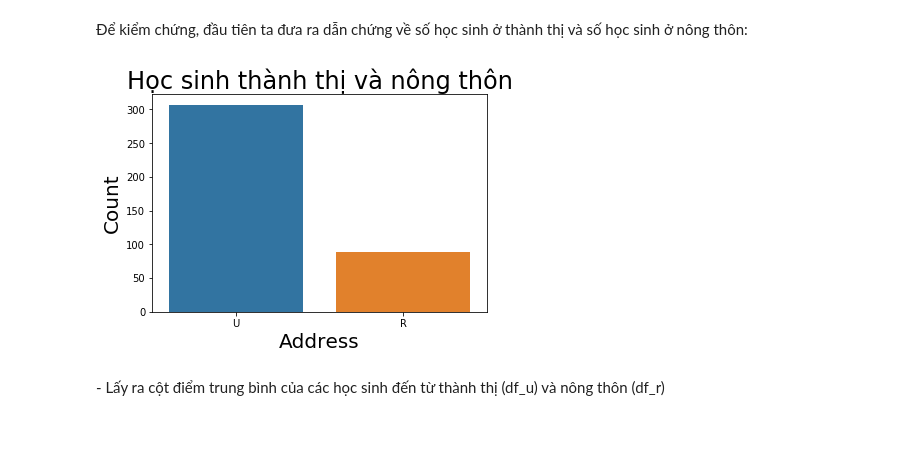
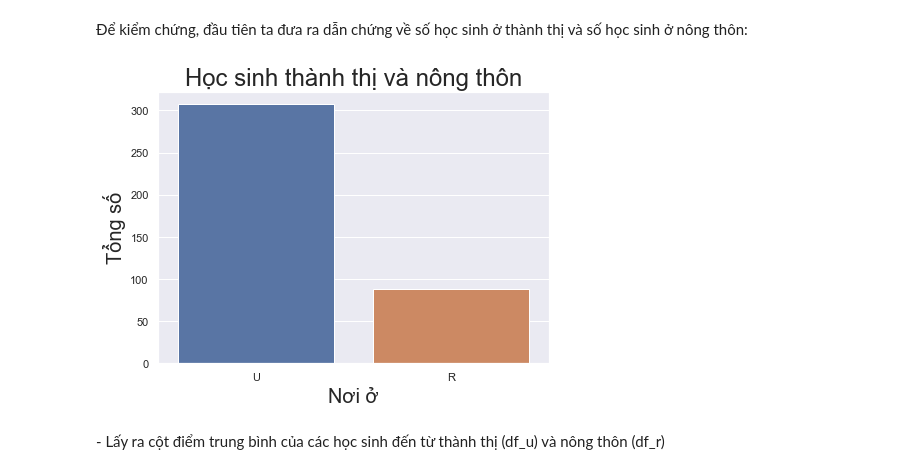
Before and after one commit to bason1999qn/Predict_Student_Performance, a Jupyter notebook: 1712732-ThaiBaSon.ipynb, the cells around one changed output. Saved outputs shown, nothing was run; the diff lists cells and outputs as text; code cells hidden in the pictures; blank space fills up the shorter version.

Commit message:
fix figure size

```diff
--- a/1712732-ThaiBaSon.ipynb
+++ b/1712732-ThaiBaSon.ipynb
@@ -194,12 +194,12 @@ def percent_family_edu(data):
 df_1 =  percent_family_edu(df_s.copy())
 
 #Trực quan kết quả
+sns.set(rc={'figure.figsize':(12,8)})
 fig = plt.figure()
 ax = fig.add_subplot(111)
-ax.set_ylabel('% gia đình có con đạt A')
-ax.set_xlabel('Trình độ học vấn bố và mẹ', fontsize='medium')
+ax.set_ylabel('% gia đình có con đạt A', fontsize='large')
+ax.set_xlabel('Trình độ học vấn bố và mẹ', fontsize='large')
 ax.bar(df_1.index, df_1.values, fill='black', color="#2ecc71", edgecolor=['black'])
-
 df_1
 # %% [output]
 1     0.000000
@@ -274,13 +274,14 @@ Yếu tố tiêu cực **failures** (số lỗi vi phạm) là điều dễ hi
 # %% [markdown]
 Để kiểm chứng, đầu tiên ta đưa ra dẫn chứng về số học sinh ở thành thị và số học sinh ở nông thôn:
 # %%
+sns.set(rc={'figure.figsize':(7,5)})
 c_3 = sns.countplot(df_s['address'])
 c_3.axes.set_title('Học sinh thành thị và nông thôn', fontsize = 24)
-c_3.set_xlabel('Address', fontsize = 20)
-c_3.set_ylabel('Count', fontsize = 20)
+c_3.set_xlabel('Nơi ở', fontsize = 20)
+c_3.set_ylabel('Tổng số', fontsize = 20)
 plt.show()
 # %% [output]
-[figure, old version]
+[figure, new version]
 # %% [markdown]
 \- Lấy ra cột điểm trung bình của các học sinh đến từ thành thị (df_u) và nông thôn (df_r)
 # %%
```
Also changed, not shown: parts of 9 cells of this notebook.
